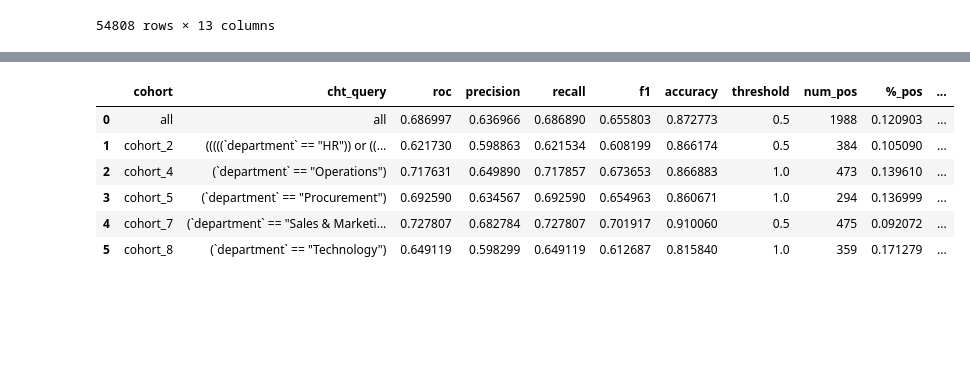
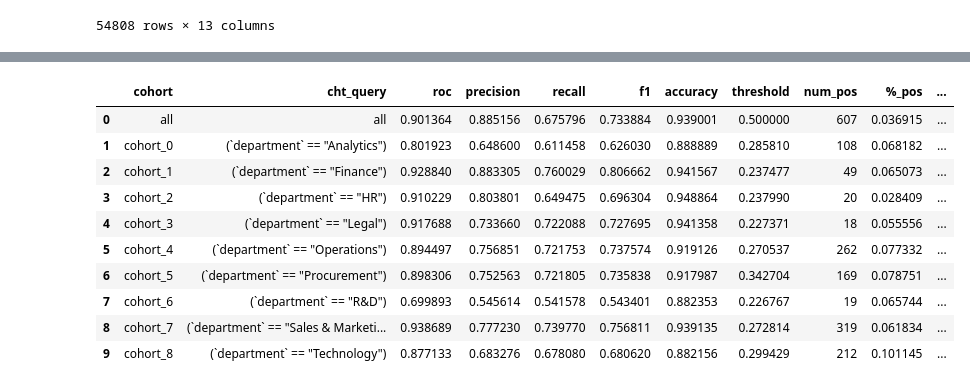
Before and after one commit to microsoft/responsible-ai-toolbox-mitigations, a Jupyter notebook: notebooks/cohort/case_study/decoupled_class/case_3.ipynb, the cells around one changed output, grey strips where cells are left out. Drawn from its saved outputs; the diff is of its cells as text; code cells hidden in the pictures; blank space fills up the shorter version.

```diff
--- a/notebooks/cohort/case_study/decoupled_class/case_3.ipynb
+++ b/notebooks/cohort/case_study/decoupled_class/case_3.ipynb
@@ -23,7 +23,7 @@ SEED = 100
 # %% [markdown]
 Load and split the data into train and test sets:
 # %%
-data_dir = '../../../datasets/'
+data_dir = '../../../../datasets/'
 download_datasets(data_dir)
 df = pd.read_csv(data_dir + 'hr_promotion/train.csv')
 df.drop(columns=['employee_id'], inplace=True)
@@ -48,6 +48,6 @@ df
 54808 rows × 13 columns
 # %%
 def get_model():
-    model = DecisionTreeClassifier(max_features="sqrt")
-    #model = LGBMClassifier(random_state=SEED)
+    #model = DecisionTreeClassifier(max_features="sqrt")
+    model = LGBMClassifier(random_state=SEED)
     return model
@@ -95,6 +90,18 @@ fetch_cohort_results(X_test, y_test, pred, cohort_col=["recruitment_channel"], f
 # %%
-pred_train = pipe.predict_proba(X_train)
-_, th_dict = fetch_cohort_results(X_train, y_train, pred_train, cohort_col=["department"], return_th_dict=True)
-fetch_cohort_results(X_test, y_test, pred, cohort_col=["department"], fixed_th=th_dict)
+cht_manager = CohortManager(
+    transform_pipe=[
+        dp.BasicImputer(verbose=False),
+        dp.DataStandardScaler(verbose=False),
+        dp.EncoderOHE(drop=False, unknown_err=False, verbose=False),
+        get_model()
+    ],
+    cohort_col=["department"]
+)
+cht_manager.fit(X_train, y_train)
+pred_cht = cht_manager.predict_proba(X_test)
+
+pred_train = cht_manager.predict_proba(X_train)
+metrics_train, th_dict = fetch_cohort_results(X_train, y_train, pred_train, cohort_col=["department"], return_th_dict=True)
+fetch_cohort_results(X_test, y_test, pred_cht, cohort_col=["department"], fixed_th=th_dict)
 # %% [output]
 |  | cohort | cht_query | roc | precision | recall | f1 | accuracy | threshold | num_pos | %_pos | ... |
@@ -135,26 +125,31 @@ Let's see if we can improve the *"department"* cohorts using the `DecoupledClass
 # %%
-preprocessing = [dp.BasicImputer(verbose=False), dp.DataMinMaxScaler(verbose=False), dp.EncoderOHE(drop=False, unknown_err=False, verbose=False)]
+preprocessing = [
+    dp.BasicImputer(verbose=False),
+    dp.DataMinMaxScaler(verbose=False),
+    dp.EncoderOHE(drop=False, unknown_err=False, verbose=False)
+]
 
 dec_class = DecoupledClass(
     cohort_col=["department"],
     transform_pipe=preprocessing,
     estimator=get_model(),
-    minority_min_rate=0.1,
-    min_cohort_pct=0.1,
-    theta=False,
-    fairness_loss="dem_parity",
-    lambda_coef=0.5,
-    max_joint_loss_time=2000
+    minority_min_rate=0.03,
+    min_cohort_pct=0.05,
+    theta=[0.2, 0.5, 0.8],
 )
-dec_class.fit(new_X_train, new_y_train)
+dec_class.fit(X_train, y_train)
 
 pred = dec_class.predict_proba(X_test)
 fetch_cohort_results(X_test, y_test, pred, cohort_def=dec_class, fixed_th=True)
 # %% [output]
 |  | cohort | cht_query | roc | precision | recall | f1 | accuracy | threshold | num_pos | %_pos | ... |
-| 0 | all | all | 0.686997 | 0.636966 | 0.686890 | 0.655803 | 0.872773 | 0.5 | 1988 | 0.120903 | ... |
-| 1 | cohort_2 | (((((`department` == "HR")) or ((... | 0.621730 | 0.598863 | 0.621534 | 0.608199 | 0.866174 | 0.5 | 384 | 0.105090 | ... |
-| 2 | cohort_4 | (`department` == "Operations") | 0.717631 | 0.649890 | 0.717857 | 0.673653 | 0.866883 | 1.0 | 473 | 0.139610 | ... |
-| 3 | cohort_5 | (`department` == "Procurement") | 0.692590 | 0.634567 | 0.692590 | 0.654963 | 0.860671 | 1.0 | 294 | 0.136999 | ... |
-| 4 | cohort_7 | (`department` == "Sales & Marketi... | 0.727807 | 0.682784 | 0.727807 | 0.701917 | 0.910060 | 0.5 | 475 | 0.092072 | ... |
-| 5 | cohort_8 | (`department` == "Technology") | 0.649119 | 0.598299 | 0.649119 | 0.612687 | 0.815840 | 1.0 | 359 | 0.171279 | ... |
+| 0 | all | all | 0.901364 | 0.885156 | 0.675796 | 0.733884 | 0.939001 | 0.500000 | 607 | 0.036915 | ... |
+| 1 | cohort_0 | (`department` == "Analytics") | 0.801923 | 0.648600 | 0.611458 | 0.626030 | 0.888889 | 0.285810 | 108 | 0.068182 | ... |
+| 2 | cohort_1 | (`department` == "Finance") | 0.928840 | 0.883305 | 0.760029 | 0.806662 | 0.941567 | 0.237477 | 49 | 0.065073 | ... |
+| 3 | cohort_2 | (`department` == "HR") | 0.910229 | 0.803801 | 0.649475 | 0.696304 | 0.948864 | 0.237990 | 20 | 0.028409 | ... |
+| 4 | cohort_3 | (`department` == "Legal") | 0.917688 | 0.733660 | 0.722088 | 0.727695 | 0.941358 | 0.227371 | 18 | 0.055556 | ... |
+| 5 | cohort_4 | (`department` == "Operations") | 0.894497 | 0.756851 | 0.721753 | 0.737574 | 0.919126 | 0.270537 | 262 | 0.077332 | ... |
+| 6 | cohort_5 | (`department` == "Procurement") | 0.898306 | 0.752563 | 0.721805 | 0.735838 | 0.917987 | 0.342704 | 169 | 0.078751 | ... |
+| 7 | cohort_6 | (`department` == "R&D") | 0.699893 | 0.545614 | 0.541578 | 0.543401 | 0.882353 | 0.226767 | 19 | 0.065744 | ... |
+| 8 | cohort_7 | (`department` == "Sales & Marketi... | 0.938689 | 0.777230 | 0.739770 | 0.756811 | 0.939135 | 0.272814 | 319 | 0.061834 | ... |
+| 9 | cohort_8 | (`department` == "Technology") | 0.877133 | 0.683276 | 0.678080 | 0.680620 | 0.882156 | 0.299429 | 212 | 0.101145 | ... |
```
Also changed, not shown: parts of 19 cells of this notebook, 8 other files.
